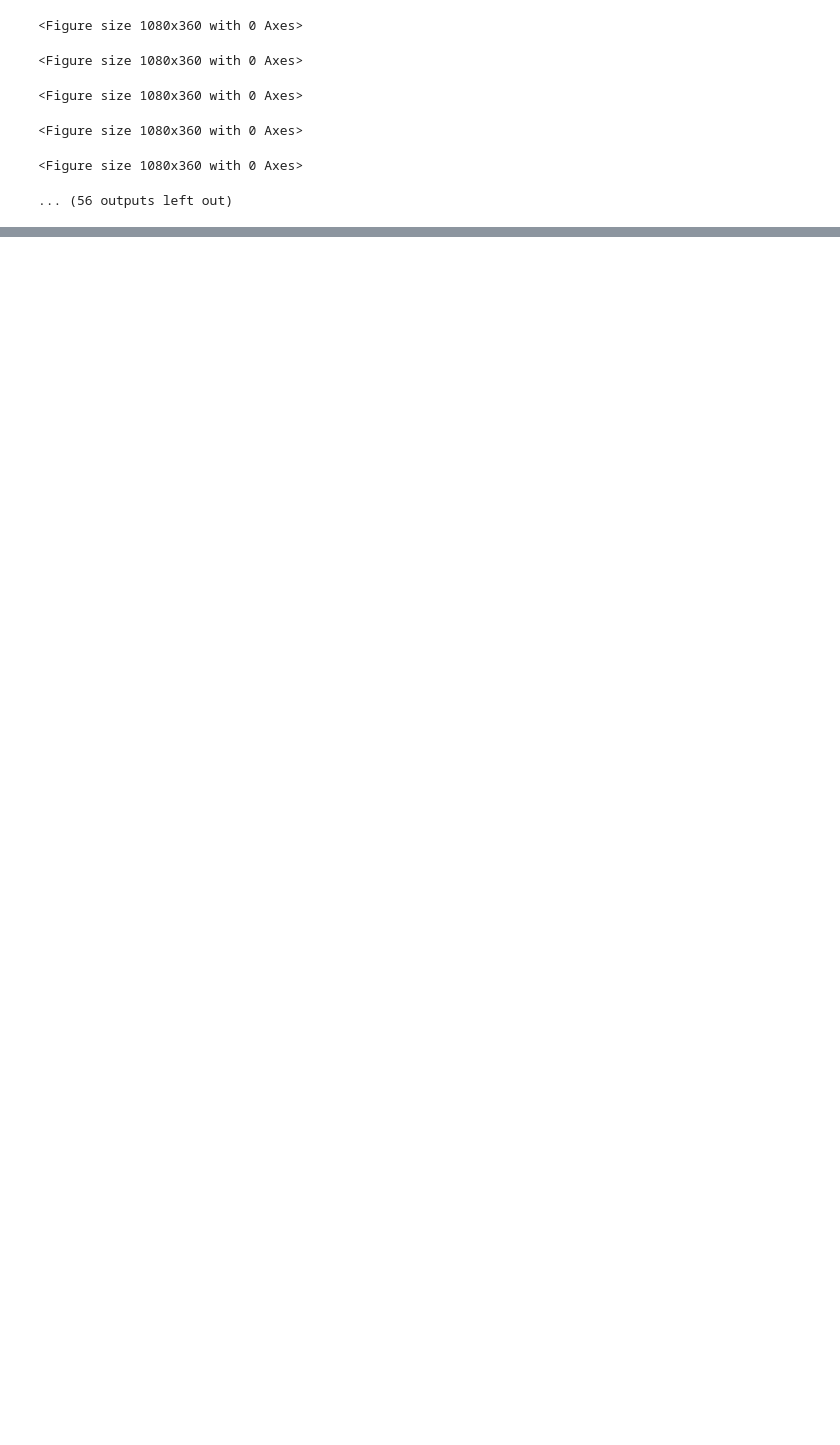
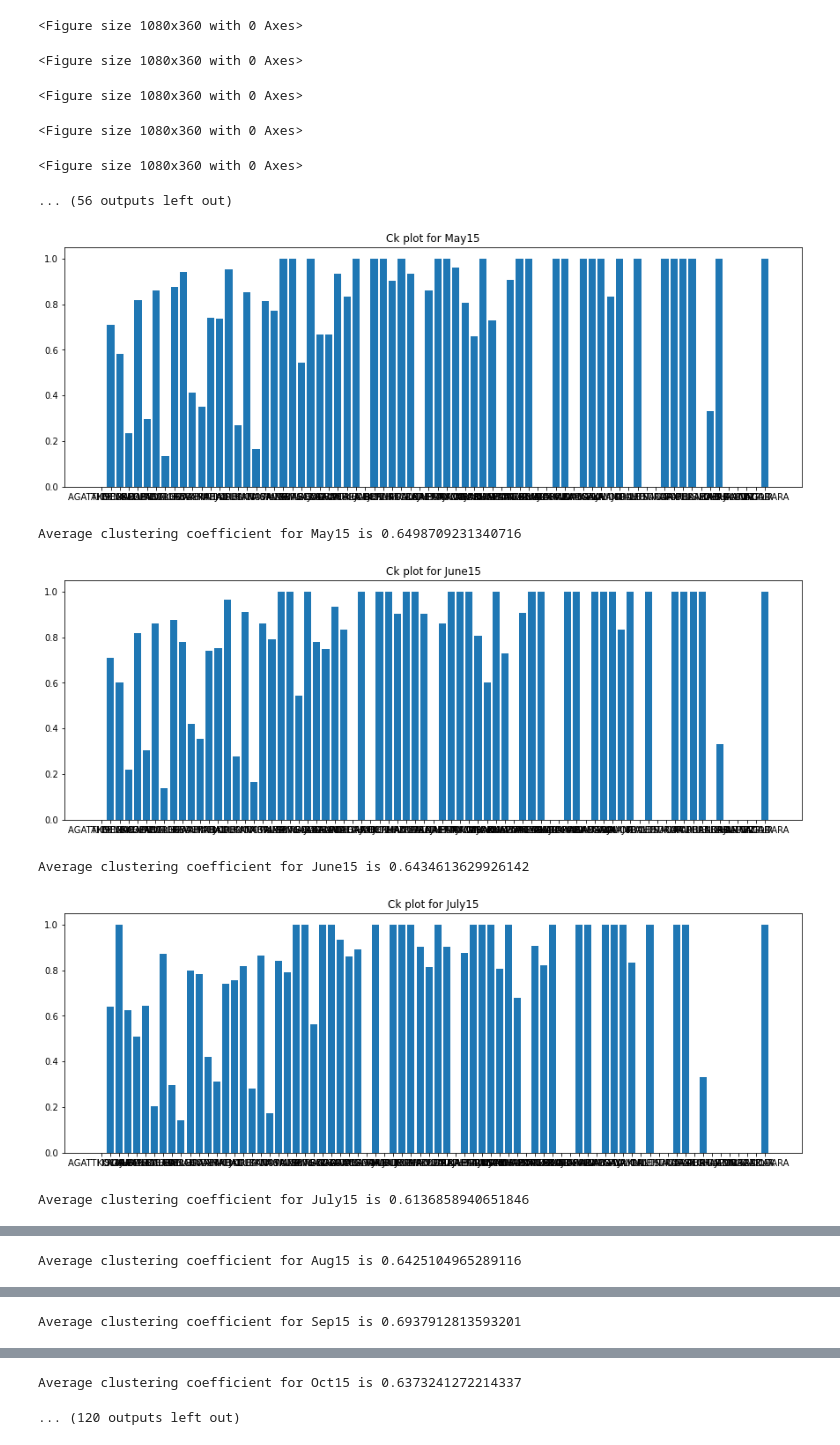
Before and after one commit to mbasil09/Analysis-of-Transport-Network, a Jupyter notebook: Script.ipynb, the cells around one changed output, grey strips where cells are left out. Saved outputs shown, nothing was run; the diff lists cells and outputs as text; code cells hidden in the pictures; blank space fills up the shorter version.

Commit message:
Added clustering coefficient graphs and avg clust coeff

```diff
--- a/Script.ipynb
+++ b/Script.ipynb
@@ -405,0 +404,24 @@ a = 10 #Faltu
+# %%
+for i in range(len(graphs)):
+    G = graphs[i]
+    clust_coefficients = nx.clustering(G)
+
+    plt.figure(figsize=(15, 5))
+    plt.title("Ck plot for " + lbls1[i])
+    plt.bar(*zip(*clust_coefficients.items()))
+    plt.show()
+
+    avg_clust_coeff = sum(clust_coefficients.values()) / len(clust_coefficients)
+    print("Average clustering coefficient for", lbls1[i], "is", avg_clust_coeff)
+
+
+
+    #TODO: fix labels and savefig
+    # didn't savefig so that pull request would be easier to show sir
+# %% [output]
+[figure, added]
+Average clustering coefficient for May15 is 0.6498709231340716
+[figure, added]
+Average clustering coefficient for June15 is 0.6434613629926142
+[figure, added]
+Average clustering coefficient for July15 is 0.6136858940651846
@@ -405,0 +429 @@ a = 10 #Faltu
+Average clustering coefficient for Aug15 is 0.6425104965289116
@@ -405,0 +431 @@ a = 10 #Faltu
+Average clustering coefficient for Sep15 is 0.6937912813593201
@@ -405,0 +433,2 @@ a = 10 #Faltu
+Average clustering coefficient for Oct15 is 0.6373241272214337
+... (120 outputs left out)
```
Also changed, not shown: parts of 3 cells of this notebook.
